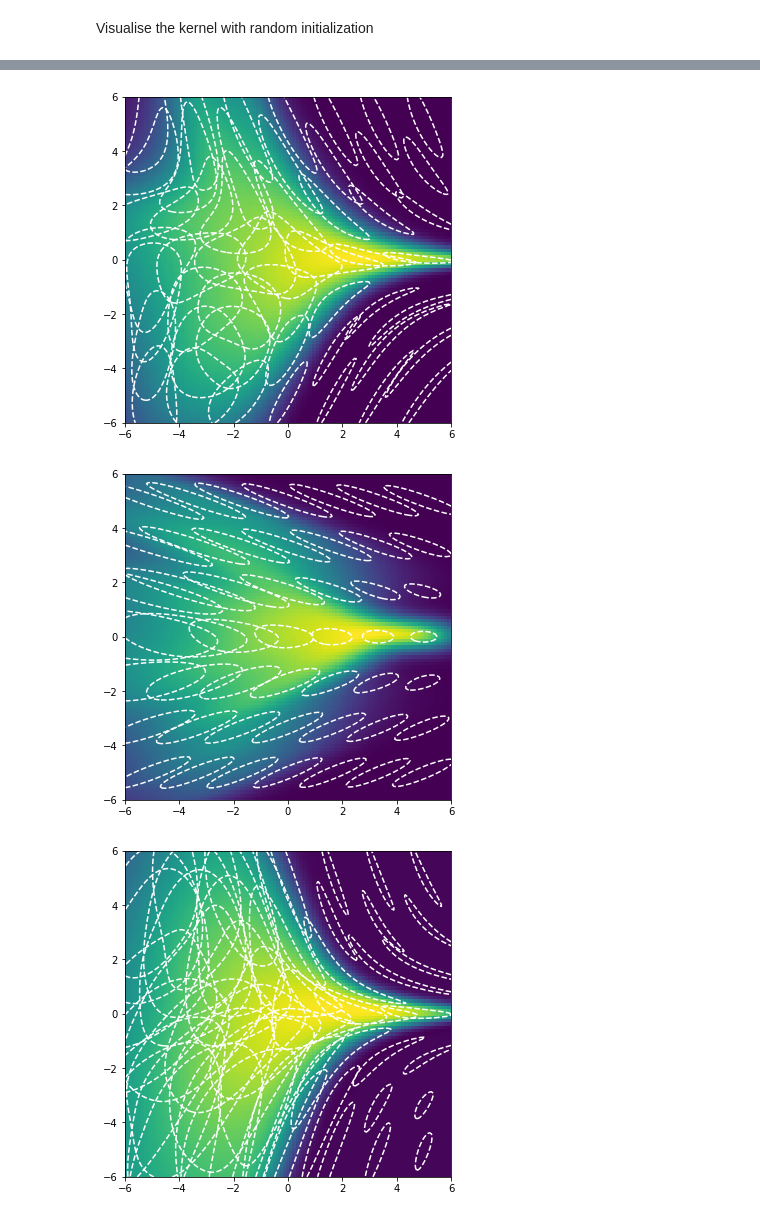
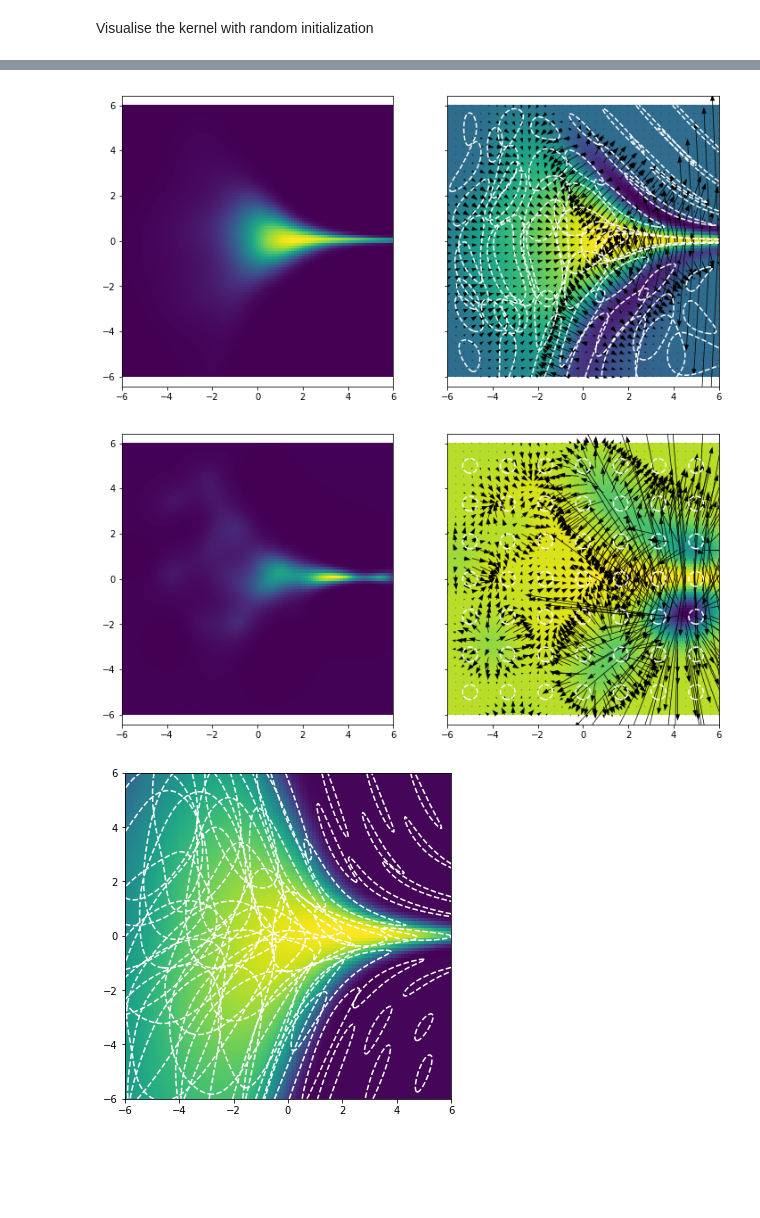
Before and after one commit to kevin-w-li/deep-kexpfam, a Jupyter notebook: 2d_dist.ipynb, the cells around one changed output, grey strips where cells are left out. Saved outputs shown, nothing was run; the diff lists cells and outputs as text; code cells hidden in the pictures; blank space fills up the shorter version.

```diff
--- a/2d_dist.ipynb
+++ b/2d_dist.ipynb
@@ -233 +223,3 @@ fvs = []
+# %%
+niter = 2000
 # %%
@@ -307,7 +302,6 @@ for i in range(rand_test_data.shape[0]/batch_size):
     d = rand_test_data[i*batch_size:(i+1)*batch_size]
     o1, o2 = sess.run([gv, score], feed_dict={train_data: rand_train_data,
                                               test_data: d,
-                                              points:rand_train_data,
                                               val_data: d})
     ge_kn += [o1]
     sc    += [o2]
@@ -397,0 +392,5 @@ fig.tight_layout()
+# %%
+alpha_value = kn.alpha.eval(feed_dict=feed)
+alpha = tf.Variable(alpha_value, dtype=FDTYPE, name="alpha")
+init = tf.variables_initializer([alpha])
+sess.run(init)
@@ -398,25 +400,59 @@ fig.tight_layout()
+# %%
+fv_value, gv_value, hv_value = sess.run([fv, gv, hv], feed_dict={train_data:feed[train_data],
+                                 test_data:eval_points})
+fv_value -= fv_val.mean()
+fv_value = np.exp(fv_value)
+fv_value /= np.sum(fv_value)
+fv_value = fv_value.reshape(ngrid, ngrid)
+gv_value = gv_value.reshape(ngrid,ngrid,2)
 # %%
-points_grid = np.array([[i,j] for i in np.linspace(-5,5,7) for j in np.linspace(-5,5,7)])
+nkernel = 7
+points_grid = np.array([[i,j] for i in np.linspace(-5,5,nkernel) for j in np.linspace(-5,5,nkernel)])
+#points_grid = points.eval()
+fig, axes = plt.subplots(1,2,figsize=(12,6),sharex=True, sharey=True)
 
-plt.figure(figsize=(6,6))
+ax = axes[0]
+ax.pcolor(eval_grid, eval_grid,
+           ((fv_value.reshape(ngrid,ngrid))).T)
+
+ax.set_aspect("equal")
 K = visualize_kernel(kn, np.linspace(-6,6,200), [0.9], points=points_grid, colors="white", linestyles="--")
 
-plt.pcolor(np.linspace(-plot_size/2,plot_size/2,ngrid),np.linspace(-plot_size/2,plot_size/2,ngrid),
-           np.log((hist.reshape(ngrid,ngrid))).T)
-plt.gca().set_aspect("equal")
+ax = axes[1]
+
+ax.pcolor(eval_grid, eval_grid,
+           np.log((fv_value.reshape(ngrid,ngrid))).T)
+g_int = 3
+ax.quiver(eval_grid[::g_int], eval_grid[::g_int], gv_value[::g_int,::g_int,0].T,
+           gv_value[::g_int,::g_int,1].T, scale=50, headaxislength=10,headlength=10, headwidth=7)
+
+ax.set_aspect("equal")
 # %% [output]
-[figure, old version]
+[figure, new version]
 # %%
-points_grid = np.array([[i,j] for i in np.linspace(-5,5,7) for j in np.linspace(-5,5,7)])
+nkernel = 7
+points_grid = np.array([[i,j] for i in np.linspace(-5,5,nkernel) for j in np.linspace(-5,5,nkernel)])
+#points_grid = points.eval()
+fig, axes = plt.subplots(1,2,figsize=(12,6),sharex=True, sharey=True)
 
-plt.figure(figsize=(6,6))
+ax = axes[0]
+ax.pcolor(eval_grid, eval_grid,
+           ((fv_value.reshape(ngrid,ngrid))).T)
+
+ax.set_aspect("equal")
 K = visualize_kernel(kn, np.linspace(-6,6,200), [0.9], points=points_grid, colors="white", linestyles="--")
 
-plt.pcolor(np.linspace(-plot_size/2,plot_size/2,ngrid),np.linspace(-plot_size/2,plot_size/2,ngrid),
-           np.log((hist.reshape(ngrid,ngrid))).T)
-plt.gca().set_aspect("equal")
+ax = axes[1]
+
+ax.pcolor(eval_grid, eval_grid,
+           np.log((fv_value.reshape(ngrid,ngrid))).T)
+g_int = 3
+ax.quiver(eval_grid[::g_int], eval_grid[::g_int], gv_value[::g_int,::g_int,0].T,
+           gv_value[::g_int,::g_int,1].T, scale=50, headaxislength=10,headlength=10, headwidth=7)
+
+ax.set_aspect("equal")
 # %% [output]
-[figure, old version]
+[figure, new version]
 # %%
 points_grid = np.array([[i,j] for i in np.linspace(-5,5,7) for j in np.linspace(-5,5,7)])
 
```
Also changed, not shown: parts of 12 cells of this notebook, 3 other files.
